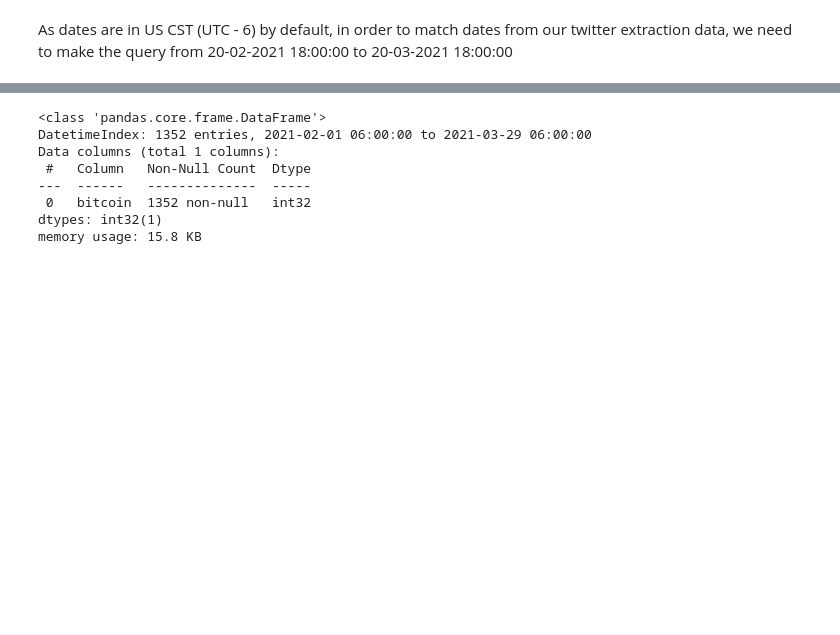
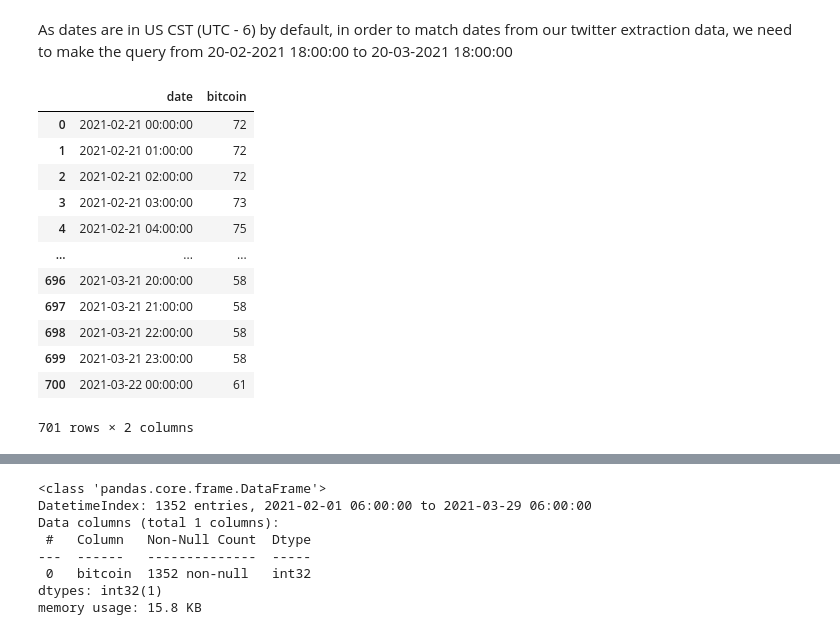
Before and after one commit to jlopezfernandez112/cryptocurrency_predictor, a Jupyter notebook: 1_data_extraction.ipynb, the cells around one changed output, grey strips where cells are left out. Saved outputs shown, nothing was run; the diff lists cells and outputs as text; code cells hidden in the pictures; blank space fills up the shorter version.

```diff
--- a/1_data_extraction.ipynb
+++ b/1_data_extraction.ipynb
@@ -424,4 +424,20 @@ btc_trends = pytrends.get_historical_interest(keywords,
 The request failed: Google returned a response with code 500.
 # %% [markdown]
 As dates are in US CST (UTC - 6) by default, in order to match dates from our twitter extraction data, we need to make the query from 20-02-2021 18:00:00 to 20-03-2021 18:00:00
+# %%
+pd.read_csv('data/google_trends/bitcoin_trends.csv')
+# %% [output]
+|  | date | bitcoin |
+| 0 | 2021-02-21 00:00:00 | 72 |
+| 1 | 2021-02-21 01:00:00 | 72 |
+| 2 | 2021-02-21 02:00:00 | 72 |
+| 3 | 2021-02-21 03:00:00 | 73 |
+| 4 | 2021-02-21 04:00:00 | 75 |
+| ... | ... | ... |
+| 696 | 2021-03-21 20:00:00 | 58 |
+| 697 | 2021-03-21 21:00:00 | 58 |
+| 698 | 2021-03-21 22:00:00 | 58 |
+| 699 | 2021-03-21 23:00:00 | 58 |
+| 700 | 2021-03-22 00:00:00 | 61 |
+701 rows × 2 columns
 # %%
```
Also changed, not shown: parts of 9 cells of this notebook, 9 other files.
